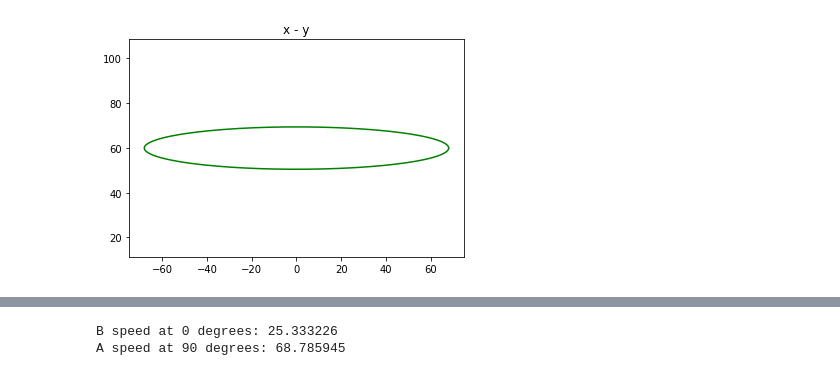
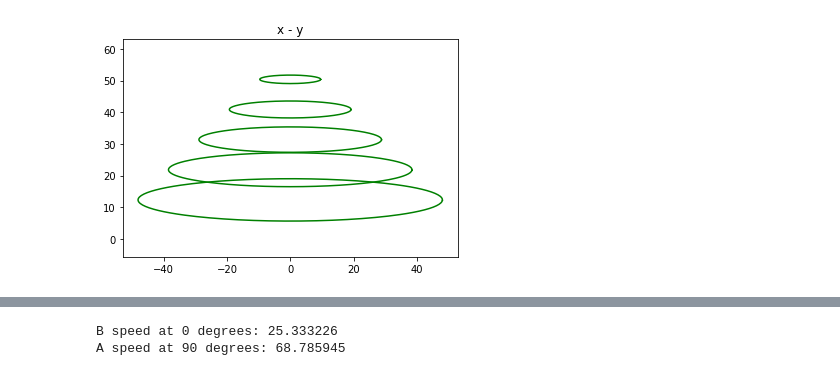
Before and after one commit to skghiasi/LEC_WIND, a Jupyter notebook: VisualizePosition.ipynb, the cells around one changed output, grey strips where cells are left out. Drawn from its saved outputs; the diff is of its cells as text; code cells hidden in the pictures.

Commit message:
cone bug removed, perspective view commented

```diff
--- a/VisualizePosition.ipynb
+++ b/VisualizePosition.ipynb
@@ -65,9 +65,7 @@ def outer (vec1 , vec2):
     z = vec1[0]*vec2[1] - vec1[1]*vec2[0]
     return (x , y , z)
 
-resx = np.array([])
-resy = np.array([])
-resz = np.array([])
+
 
 
 
@@ -82,10 +80,10 @@ omega = 6 * rpm
 radius_portion = 1
 tilt = 8
 yaw = 0
-cone = 0
+cone = 5
 #r = 0.345 * 0.75
-r = 68
-r = r * radius_portion
+r0 = 68
+r = r0 * radius_portion
 #distance_to_nose = 5.98
 distance_to_nose = 104
 #in order to be consistent with tracking code
@@ -100,37 +98,45 @@ y_nose = distance_to_nose * cos_deg(B) * cos_deg(-A)
 z_nose = distance_to_nose * sin_deg(B)
 
 #############################################
-# calculations without cone angle (the shadow calculation)
-for theta in range(0,360,2):
-    resx = np.append(resx , [x_nose + r_shadow*sin_deg(theta)*cos_deg(t)*cos_deg(aprime+yaw) + r_shadow*cos_deg(theta)*cos_deg(aprime+yaw-90)])
-    resy = np.append(resy , [y_nose + r_shadow*sin_deg(theta)*cos_deg(t)*sin_deg(aprime+yaw) + r_shadow*cos_deg(theta)*sin_deg(aprime+yaw-90)])
-    resz = np.append(resz , [z_nose + r_shadow*sin_deg(theta)*sin_deg(t)])
+for radius_portion in [0.2 , 0.4 , 0.6 , 0.8 , 1]:
+    resx = np.array([])
+    resy = np.array([])
+    resz = np.array([])
+    r = r0 * radius_portion
+    r_shadow = r * cos_deg(cone)
+    # calculations without cone angle (the shadow calculation)
+    for theta in range(0,360,2):
+        resx = np.append(resx , [x_nose + r_shadow*sin_deg(theta)*cos_deg(t)*cos_deg(aprime+yaw) + r_shadow*cos_deg(theta)*cos_deg(aprime+yaw-90)])
+        resy = np.append(resy , [y_nose + r_shadow*sin_deg(theta)*cos_deg(t)*sin_deg(aprime+yaw) + r_shadow*cos_deg(theta)*sin_deg(aprime+yaw-90)])
+        resz = np.append(resz , [z_nose + r_shadow*sin_deg(theta)*sin_deg(t)])
 
-# adding cone effects:
-vec_at_zero = (resx[0], resy[0] , resz[0])
-vec_at_else = (resx[1], resy[1] , resz[1])
-normal_to_plane = outer(vec_at_zero, vec_at_else)
-n_hat = normalize(normal_to_plane)
-displacement = (r*sin_deg(cone)*n_hat[0],r*sin_deg(cone)*n_hat[1],r*sin_deg(cone)*n_hat[2])
+    # adding cone effects:
+    vec_at_zero = (resx[0]-x_nose, resy[0]-y_nose, resz[0]-z_nose)
+    vec_at_else = (resx[1]-x_nose, resy[1]-y_nose, resz[1]-z_nose)
+    normal_to_plane = outer(vec_at_zero, vec_at_else)
+    n_hat = normalize(normal_to_plane)
+    displacement = (r*sin_deg(cone)*n_hat[0],r*sin_deg(cone)*n_hat[1],r*sin_deg(cone)*n_hat[2])
 
-for i,j in enumerate(resx):
-    resx[i] = resx[i] + displacement[0]
-    resy[i] = resy[i] + displacement[1]
-    resz[i] = resz[i] + displacement[2]
+    for i,j in enumerate(resx):
+        resx[i] = resx[i] + displacement[0]
+        resy[i] = resy[i] + displacement[1]
+        resz[i] = resz[i] + displacement[2]
 
-#resx = -resx
-#ax.plot3D(resx, resy, resz, 'gray')
-plt.plot(resx,resz , 'red') # x - z
-plt.title('x - z')
-plt.axis('equal')
-plt.figure()
-plt.plot(resx,resy,'green') # x - y
-plt.title('x - y')
-plt.axis('equal')
-plt.figure()
-plt.plot(resy,resz , 'blue')# y - z
-plt.title('y - z')
-plt.axis('equal')
+    #resx = -resx
+    #ax.plot3D(resx, resy, resz, 'gray')
+    plt.figure(1)
+    plt.plot(resx,resz , 'red') # x - z
+    plt.title('x - z')
+    plt.axis('equal')
+    plt.figure(2)
+    plt.plot(resx,resy,'green') # x - y
+    plt.title('x - y')
+    plt.axis('equal')
+    plt.figure(3)
+    plt.plot(resy,resz , 'blue')# y - z
+    plt.title('y - z')
+    plt.axis('equal')
+
 
 #find what we see ###########################################
 perspective_x = np.array([])
@@ -174,8 +180,8 @@ for i,j in enumerate(resx):
     perspect_x = np.append(perspect_x , [magnitude[i] * cos_deg(angle[i])])
     perspect_y = np.append(perspect_y , [magnitude[i] * sin_deg(angle[i])])
 
-plt.figure()
-plt.plot(perspect_x , perspect_y , 'blue')# y - z
+#plt.figure()
+#plt.plot(perspect_x , perspect_y , 'blue')# y - z
 plt.title('what we see')
 plt.axis('equal')
 # %% [output]
@@ -184 +190 @@ plt.axis('equal')
-[figure, old version]
+[figure, new version]
```
Also changed, not shown: parts of 1 cell of this notebook.
